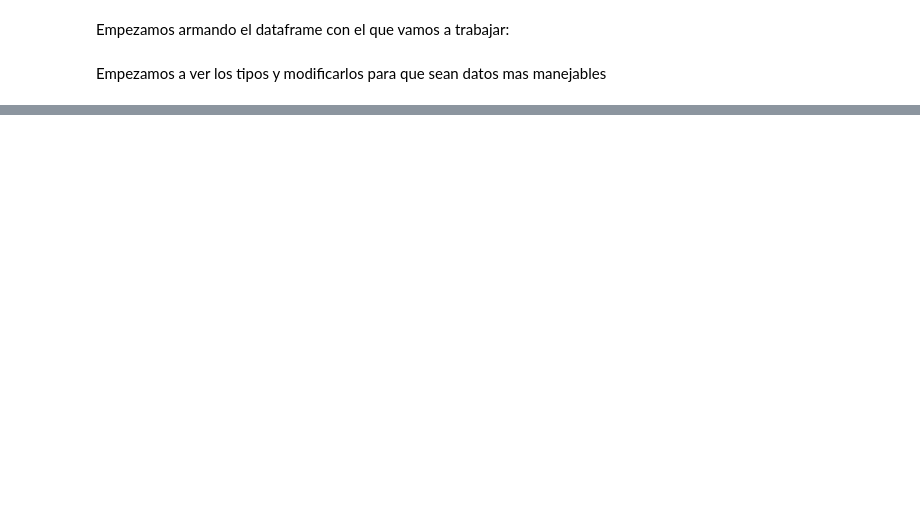
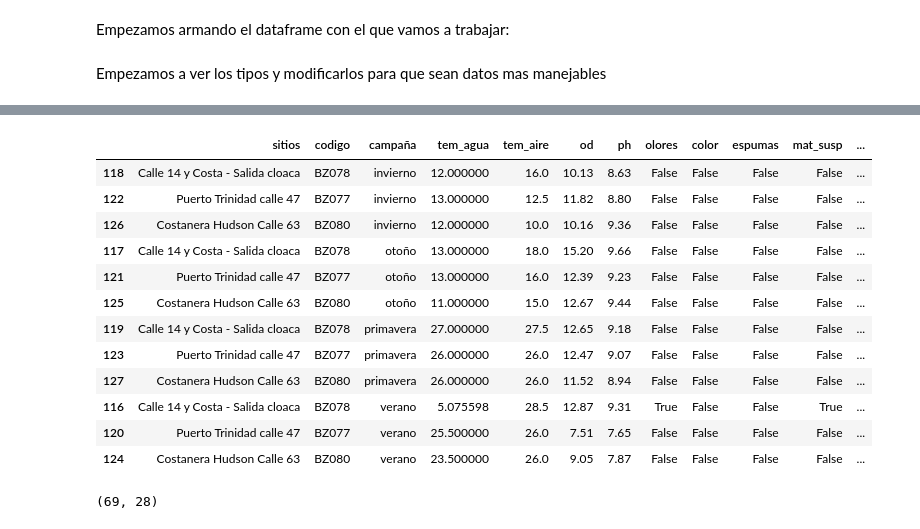
Before and after one commit to HombreSauce/TPE_Fundamentos, a Jupyter notebook: tp-especial.ipynb, the cells around one changed output, grey strips where cells are left out. Drawn from its saved outputs; the diff is of its cells as text; code cells hidden in the pictures; blank space fills up the shorter version.

Commit message:
Añadi el codigo de Joaco

```diff
--- a/tp-especial.ipynb
+++ b/tp-especial.ipynb
@@ -238,7 +189,6 @@ df = df.drop(filas_parcialmente_nan.index)
 # Eliminamos las columnas de los datos inncesario
 
 df = df.drop('año', axis=1)
-df = df.drop('codigo', axis=1)
 df = df.drop('orden', axis=1)
 df = df.drop('fecha', axis=1)
 # %%
@@ -322,9 +245,0 @@ filas_parcialmente_nan = df[df.isna().sum(axis=1) >= 1]
-# %%
-# Filtrar por un sitio y estación específicos, por ejemplo:
-sitio = "Canal Aliviador y Río Lujan"
-estacion = "verano"
-
-# Filtrar el DataFrame
-filtro = df_copy[(df_copy["sitios"] == sitio) & (df_copy["campaña"] == estacion)]
-
-filtro
@@ -342,0 +322,12 @@ filtro
+# %%
+#df.isna().stack() --> para ver como se ve
+
+posiciones_con_nan = df.isna().stack()
+
+posiciones_con_nan = posiciones_con_nan[posiciones_con_nan] # -> se queda con los true
+
+posiciones_con_nan = posiciones_con_nan.reset_index()
+
+posiciones_con_nan.columns = ['Fila', 'Columna', 'EsNan']
+
+print(posiciones_con_nan)
@@ -342,0 +435,3 @@ filtro
+# %%
+pd.set_option('display.max_columns', None)
+df[df['codigo'] == 'TI006']
@@ -342,0 +444,21 @@ filtro
+# %%
+df[df['codigo'].str.startswith('BZ')].sort_values(by='campaña')
+# %% [output]
+|  | sitios | codigo | campaña | tem_agua | tem_aire | od | ph | olores | color | espumas | mat_susp | ... |
+| 118 | Calle 14 y Costa - Salida cloaca | BZ078 | invierno | 12.000000 | 16.0 | 10.13 | 8.63 | False | False | False | False | ... |
+| 122 | Puerto Trinidad calle 47 | BZ077 | invierno | 13.000000 | 12.5 | 11.82 | 8.80 | False | False | False | False | ... |
+| 126 | Costanera Hudson Calle 63 | BZ080 | invierno | 12.000000 | 10.0 | 10.16 | 9.36 | False | False | False | False | ... |
+| 117 | Calle 14 y Costa - Salida cloaca | BZ078 | otoño | 13.000000 | 18.0 | 15.20 | 9.66 | False | False | False | False | ... |
+| 121 | Puerto Trinidad calle 47 | BZ077 | otoño | 13.000000 | 16.0 | 12.39 | 9.23 | False | False | False | False | ... |
+| 125 | Costanera Hudson Calle 63 | BZ080 | otoño | 11.000000 | 15.0 | 12.67 | 9.44 | False | False | False | False | ... |
+| 119 | Calle 14 y Costa - Salida cloaca | BZ078 | primavera | 27.000000 | 27.5 | 12.65 | 9.18 | False | False | False | False | ... |
+| 123 | Puerto Trinidad calle 47 | BZ077 | primavera | 26.000000 | 26.0 | 12.47 | 9.07 | False | False | False | False | ... |
+| 127 | Costanera Hudson Calle 63 | BZ080 | primavera | 26.000000 | 26.0 | 11.52 | 8.94 | False | False | False | False | ... |
+| 116 | Calle 14 y Costa - Salida cloaca | BZ078 | verano | 5.075598 | 28.5 | 12.87 | 9.31 | True | False | False | True | ... |
+| 120 | Puerto Trinidad calle 47 | BZ077 | verano | 25.500000 | 26.0 | 7.51 | 7.65 | False | False | False | False | ... |
+| 124 | Costanera Hudson Calle 63 | BZ080 | verano | 23.500000 | 26.0 | 9.05 | 7.87 | False | False | False | False | ... |
+# %%
+
+df[df['codigo'].isin(df_distancias['ID'])].shape
+# %% [output]
+(69, 28)
```
Also changed, not shown: parts of 20 cells of this notebook.
